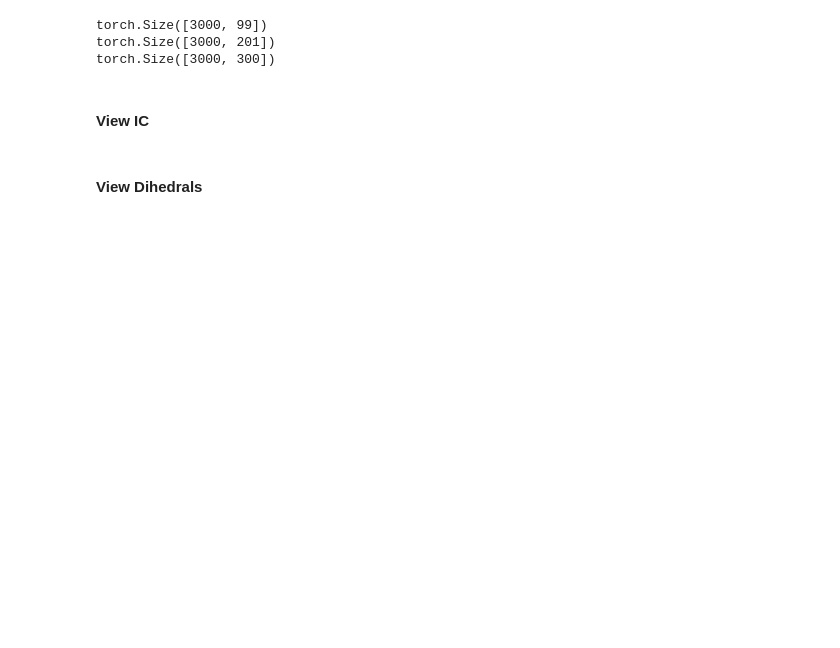
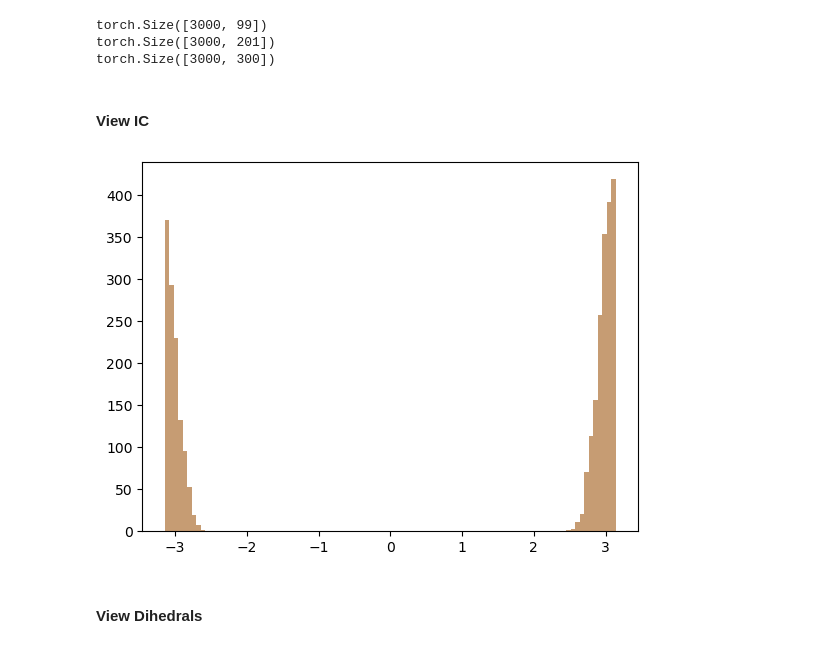
Before and after one commit to BloonCorps/AutoregressiveTransformers, a Jupyter notebook: transformer_unimodal_dihedrals_in_encoder.ipynb, the cells around one changed output. Drawn from its saved outputs; the diff is of its cells as text; code cells hidden in the pictures; blank space fills up the shorter version.

```diff
--- a/transformer_unimodal_dihedrals_in_encoder.ipynb
+++ b/transformer_unimodal_dihedrals_in_encoder.ipynb
@@ -581,14 +590,15 @@ multimodal_dihedrals = [3, 6, 9, 12, 14, 17, 23, 26, 29, 32, 34, 37, 43, 46, 49,
 # %%
-raise NontImplementedError
 pi_dihedral = torch.tensor(np_data[:5000, 201])
 #convert to unimodal step
 m = torch.where(pi_dihedral < 0, pi_dihedral + 2*torch.pi, pi_dihedral)
 m = m - torch.pi
 #convert to divided step
 m = torch.where(m < 0, m + torch.pi, m)
 m = torch.where(m < 2, m-torch.pi, m)
 #m = m - torch.pi
 
 plt.hist(pi_dihedral.numpy(), label = "$p_A(x)$ ", bins = 100, alpha = 0.5)
 plt.hist(m.numpy(), label = "$p_B(x)$ ", bins = 100, alpha = 0.5)
 plt.show()
+# %% [output]
+[figure, added]
```
Also changed, not shown: parts of 28 cells of this notebook, 7 other files.
